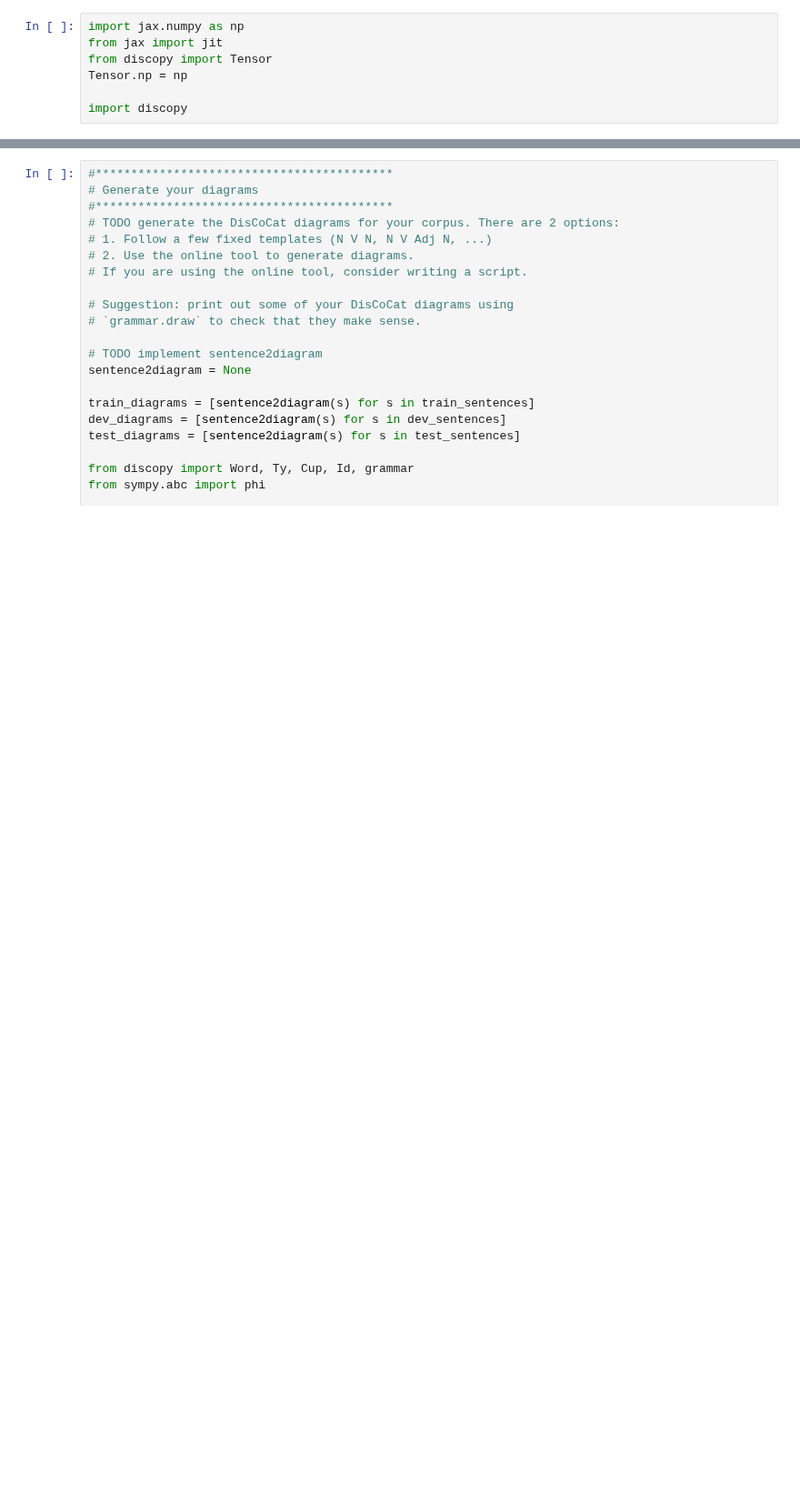
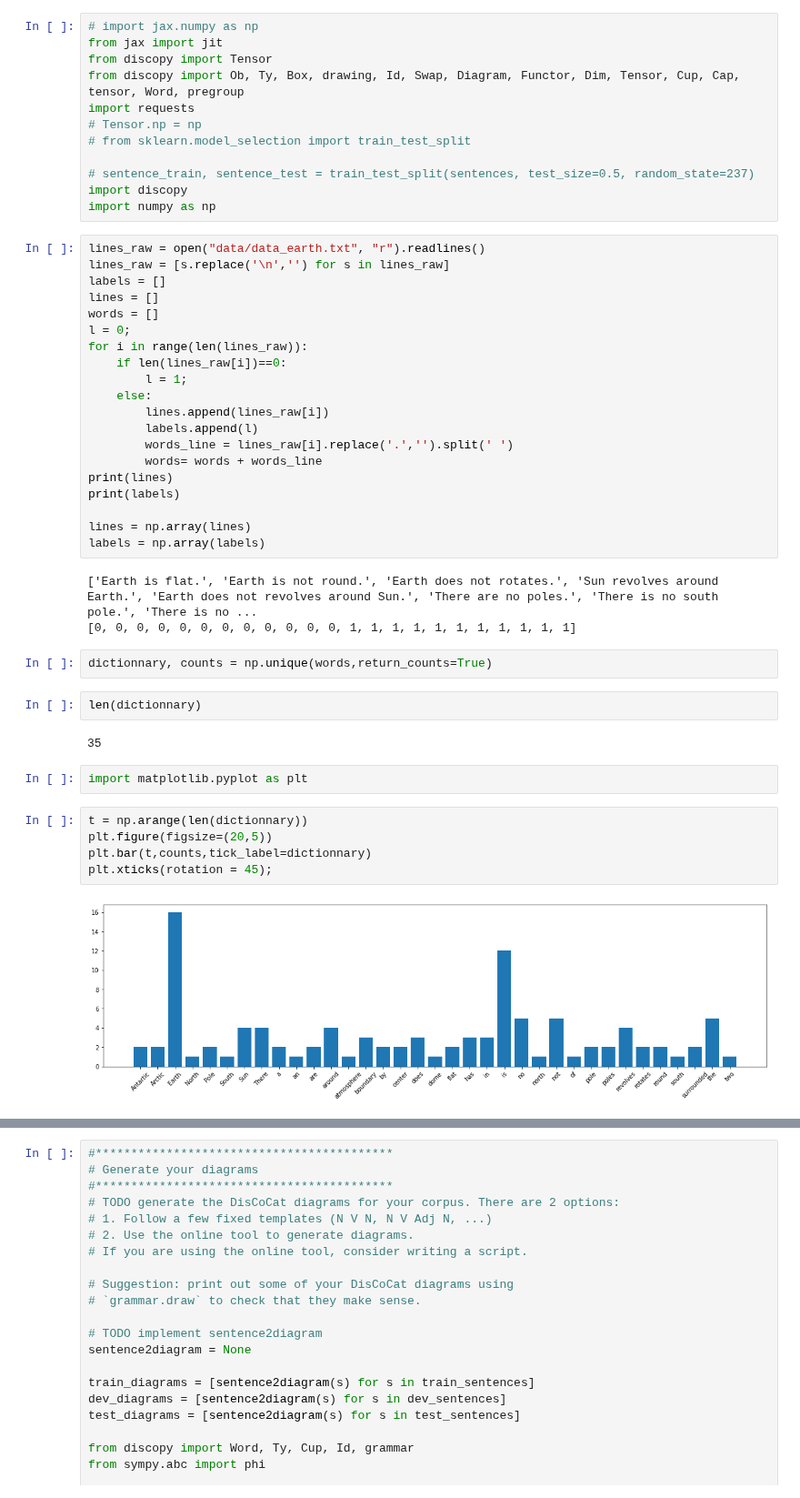
Before and after one commit to CDL-Quantum/CohortProject_2021, a Jupyter notebook: Week4_NLP/notebook.ipynb, the cells around one changed output, grey strips where cells are left out. Shown at 91% size. Saved outputs shown, nothing was run; the diff lists cells and outputs as text; blank space fills up the shorter version.

```diff
--- a/Week4_NLP/notebook.ipynb
+++ b/Week4_NLP/notebook.ipynb
@@ -1,7 +1,50 @@
 # %%
-import jax.numpy as np
+# import jax.numpy as np
 from jax import jit
 from discopy import Tensor
-Tensor.np = np
+from discopy import Ob, Ty, Box, drawing, Id, Swap, Diagram, Functor, Dim, Tensor, Cup, Cap, tensor, Word, pregroup
+import requests
+# Tensor.np = np
+# from sklearn.model_selection import train_test_split
 
+# sentence_train, sentence_test = train_test_split(sentences, test_size=0.5, random_state=237)
 import discopy
+import numpy as np
+# %%
+lines_raw = open("data/data_earth.txt", "r").readlines()
+lines_raw = [s.replace('\n','') for s in lines_raw]
+labels = []
+lines = []
+words = []
+l = 0;
+for i in range(len(lines_raw)):
+    if len(lines_raw[i])==0:
+        l = 1;
+    else:
+        lines.append(lines_raw[i])
+        labels.append(l)
+        words_line = lines_raw[i].replace('.','').split(' ')
+        words= words + words_line
+print(lines)
+print(labels)
+
+lines = np.array(lines)
+labels = np.array(labels)
+# %% [output]
+['Earth is flat.', 'Earth is not round.', 'Earth does not rotates.', 'Sun revolves around Earth.', 'Earth does not revolves around Sun.', 'There are no poles.', 'There is no south pole.', 'There is no ...
+[0, 0, 0, 0, 0, 0, 0, 0, 0, 0, 0, 0, 1, 1, 1, 1, 1, 1, 1, 1, 1, 1, 1]
+# %%
+dictionnary, counts = np.unique(words,return_counts=True)
+# %%
+len(dictionnary)
+# %% [output]
+35
+# %%
+import matplotlib.pyplot as plt
+# %%
+t = np.arange(len(dictionnary))
+plt.figure(figsize=(20,5))
+plt.bar(t,counts,tick_label=dictionnary)
+plt.xticks(rotation = 45);
+# %% [output]
+[figure, added]
```
Also changed, not shown: parts of 27 cells of this notebook, 20 other files.
